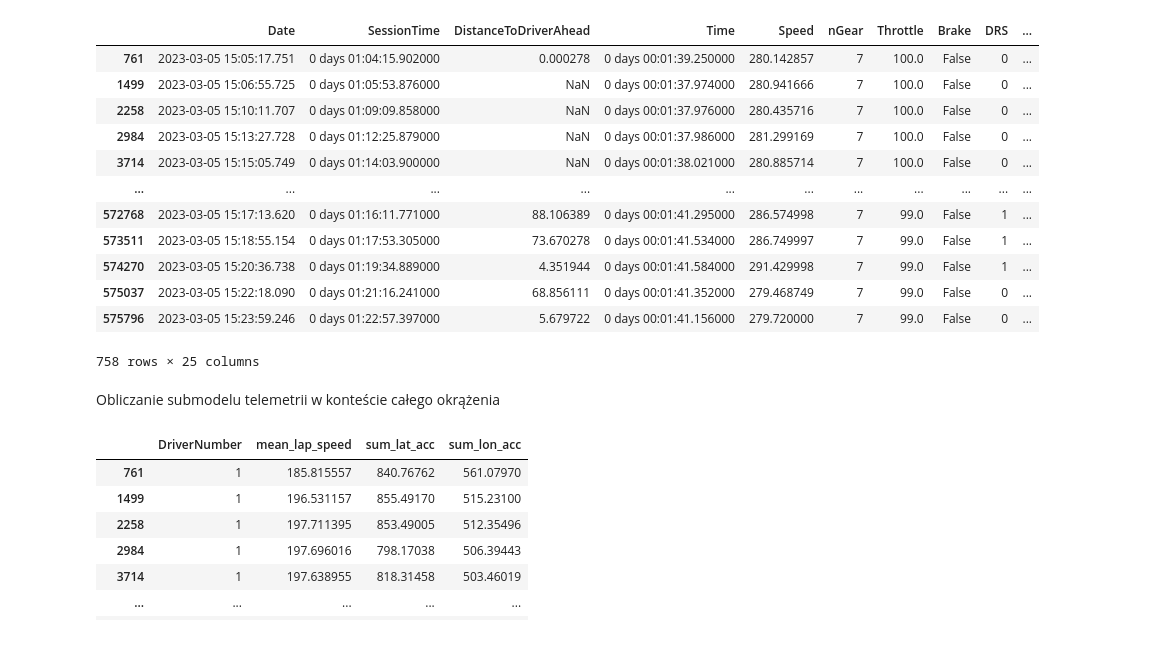
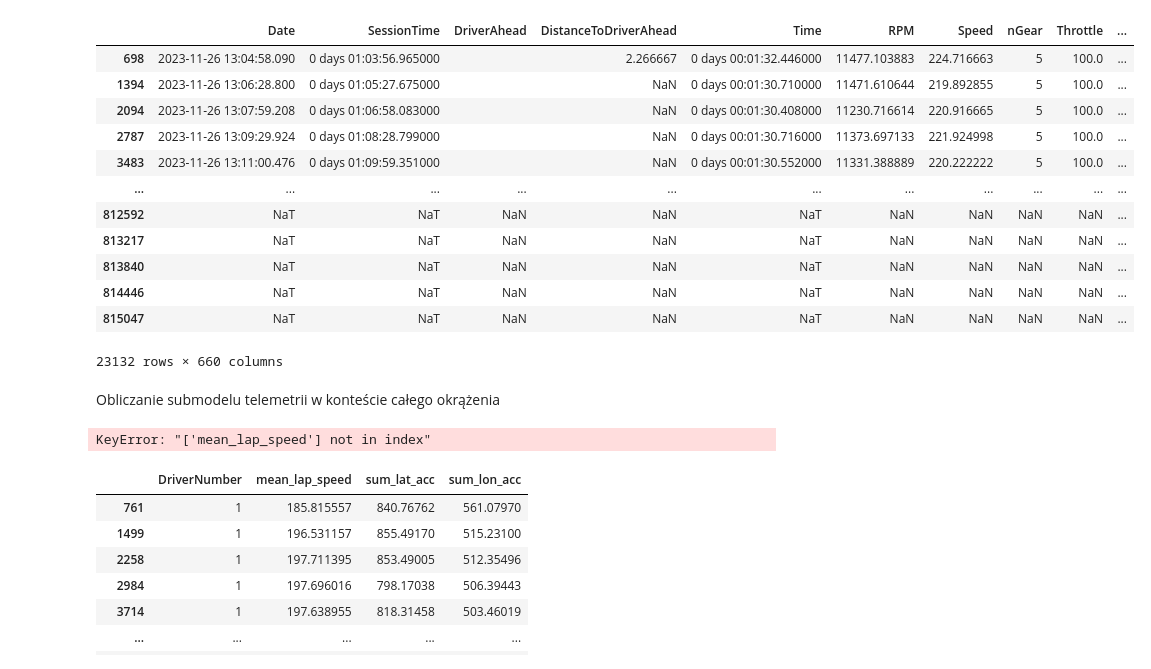
Before and after one commit to Whal0/F1_dataExploration, a Jupyter notebook: telemetry/model_testing.ipynb, the cells around one changed output. Saved outputs shown, nothing was run; the diff lists cells and outputs as text; code cells hidden in the pictures.

```diff
--- a/telemetry/model_testing.ipynb
+++ b/telemetry/model_testing.ipynb
@@ -17,0 +19,2 @@ fastf1.Cache.enable_cache('cache')
+# %%
+tel = load_telemetry("data/Abu Dhabi.pkl")
@@ -17,0 +37,26 @@ fastf1.Cache.enable_cache('cache')
+# %%
+folder_path = 'data'
+
+final_lap_data = pd.DataFrame()
+
+for filename in os.listdir(folder_path):
+    file_path = os.path.join(folder_path, filename)
+    if os.path.isfile(file_path):
+
+
+        telemetry = pd.DataFrame(load_telemetry(f"data/{filename}"))
+
+        tel = TelemetryProcessing(telemetry)
+
+        tel.normalize_drs()
+        tel.compute_accelerations()
+        tel.calculate_lap_progress()
+
+        single_lap_data = tel.get_single_lap_data()
+        single_lap_data["RaceName"] = re.search(r'(.*?).pkl', filename).group(1)
+
+        final_lap_data = pd.concat([final_lap_data, single_lap_data], axis=1)
+
+        print(f"loaded and processed {filename} data...")
+
+final_lap_data
@@ -63,21 +91,23 @@ single_lap_data = tel.get_single_lap_data()
 # %%
-single_lap_data
+final_lap_data
 # %% [output]
-|  | Date | SessionTime | DistanceToDriverAhead | Time | Speed | nGear | Throttle | Brake | DRS | ... |
-| 761 | 2023-03-05 15:05:17.751 | 0 days 01:04:15.902000 | 0.000278 | 0 days 00:01:39.250000 | 280.142857 | 7 | 100.0 | False | 0 | ... |
-| 1499 | 2023-03-05 15:06:55.725 | 0 days 01:05:53.876000 | NaN | 0 days 00:01:37.974000 | 280.941666 | 7 | 100.0 | False | 0 | ... |
-| 2258 | 2023-03-05 15:10:11.707 | 0 days 01:09:09.858000 | NaN | 0 days 00:01:37.976000 | 280.435716 | 7 | 100.0 | False | 0 | ... |
-| 2984 | 2023-03-05 15:13:27.728 | 0 days 01:12:25.879000 | NaN | 0 days 00:01:37.986000 | 281.299169 | 7 | 100.0 | False | 0 | ... |
-| 3714 | 2023-03-05 15:15:05.749 | 0 days 01:14:03.900000 | NaN | 0 days 00:01:38.021000 | 280.885714 | 7 | 100.0 | False | 0 | ... |
+|  | Date | SessionTime | DriverAhead | DistanceToDriverAhead | Time | RPM | Speed | nGear | Throttle | ... |
+| 698 | 2023-11-26 13:04:58.090 | 0 days 01:03:56.965000 |  | 2.266667 | 0 days 00:01:32.446000 | 11477.103883 | 224.716663 | 5 | 100.0 | ... |
+| 1394 | 2023-11-26 13:06:28.800 | 0 days 01:05:27.675000 |  | NaN | 0 days 00:01:30.710000 | 11471.610644 | 219.892855 | 5 | 100.0 | ... |
+| 2094 | 2023-11-26 13:07:59.208 | 0 days 01:06:58.083000 |  | NaN | 0 days 00:01:30.408000 | 11230.716614 | 220.916665 | 5 | 100.0 | ... |
+| 2787 | 2023-11-26 13:09:29.924 | 0 days 01:08:28.799000 |  | NaN | 0 days 00:01:30.716000 | 11373.697133 | 221.924998 | 5 | 100.0 | ... |
+| 3483 | 2023-11-26 13:11:00.476 | 0 days 01:09:59.351000 |  | NaN | 0 days 00:01:30.552000 | 11331.388889 | 220.222222 | 5 | 100.0 | ... |
 | ... | ... | ... | ... | ... | ... | ... | ... | ... | ... | ... |
-| 572768 | 2023-03-05 15:17:13.620 | 0 days 01:16:11.771000 | 88.106389 | 0 days 00:01:41.295000 | 286.574998 | 7 | 99.0 | False | 1 | ... |
-| 573511 | 2023-03-05 15:18:55.154 | 0 days 01:17:53.305000 | 73.670278 | 0 days 00:01:41.534000 | 286.749997 | 7 | 99.0 | False | 1 | ... |
-| 574270 | 2023-03-05 15:20:36.738 | 0 days 01:19:34.889000 | 4.351944 | 0 days 00:01:41.584000 | 291.429998 | 7 | 99.0 | False | 1 | ... |
-| 575037 | 2023-03-05 15:22:18.090 | 0 days 01:21:16.241000 | 68.856111 | 0 days 00:01:41.352000 | 279.468749 | 7 | 99.0 | False | 0 | ... |
-| 575796 | 2023-03-05 15:23:59.246 | 0 days 01:22:57.397000 | 5.679722 | 0 days 00:01:41.156000 | 279.720000 | 7 | 99.0 | False | 0 | ... |
+| 812592 | NaT | NaT | NaN | NaN | NaT | NaN | NaN | NaN | NaN | ... |
+| 813217 | NaT | NaT | NaN | NaN | NaT | NaN | NaN | NaN | NaN | ... |
+| 813840 | NaT | NaT | NaN | NaN | NaT | NaN | NaN | NaN | NaN | ... |
+| 814446 | NaT | NaT | NaN | NaN | NaT | NaN | NaN | NaN | NaN | ... |
+| 815047 | NaT | NaT | NaN | NaN | NaT | NaN | NaN | NaN | NaN | ... |
-758 rows × 25 columns
+23132 rows × 660 columns
 # %% [markdown]
 Obliczanie submodelu telemetrii w konteście całego okrążenia
 # %%
-single_lap_data = single_lap_data[['DriverNumber', 'mean_lap_speed', 'sum_lat_acc', 'sum_lon_acc']]
+final_lap_data = final_lap_data[['DriverNumber', 'mean_lap_speed', 'sum_lat_acc', 'sum_lon_acc']]
+# %% [output]
+KeyError: "['mean_lap_speed'] not in index"
 # %%
```
Also changed, not shown: parts of 9 cells of this notebook, 2 other files.
